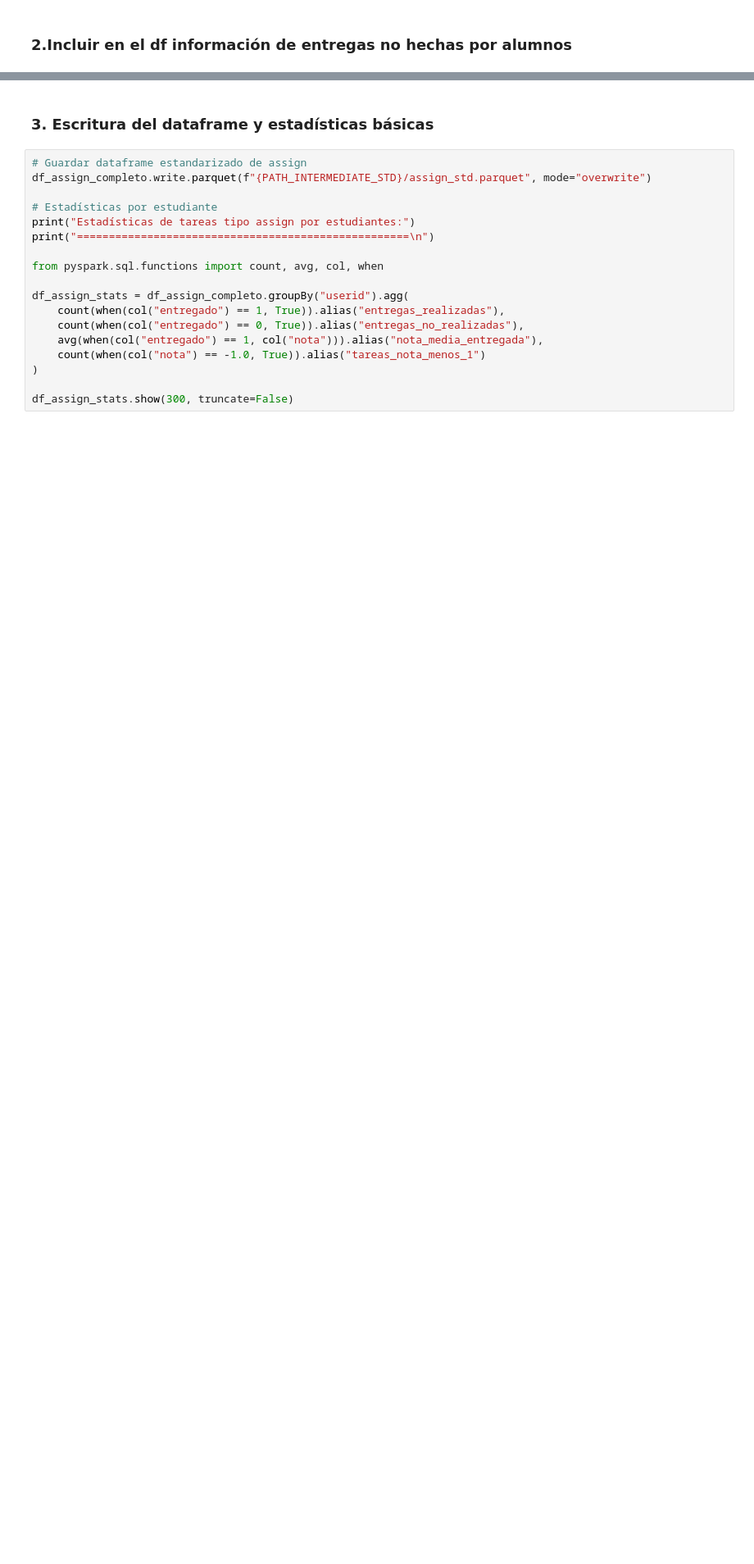
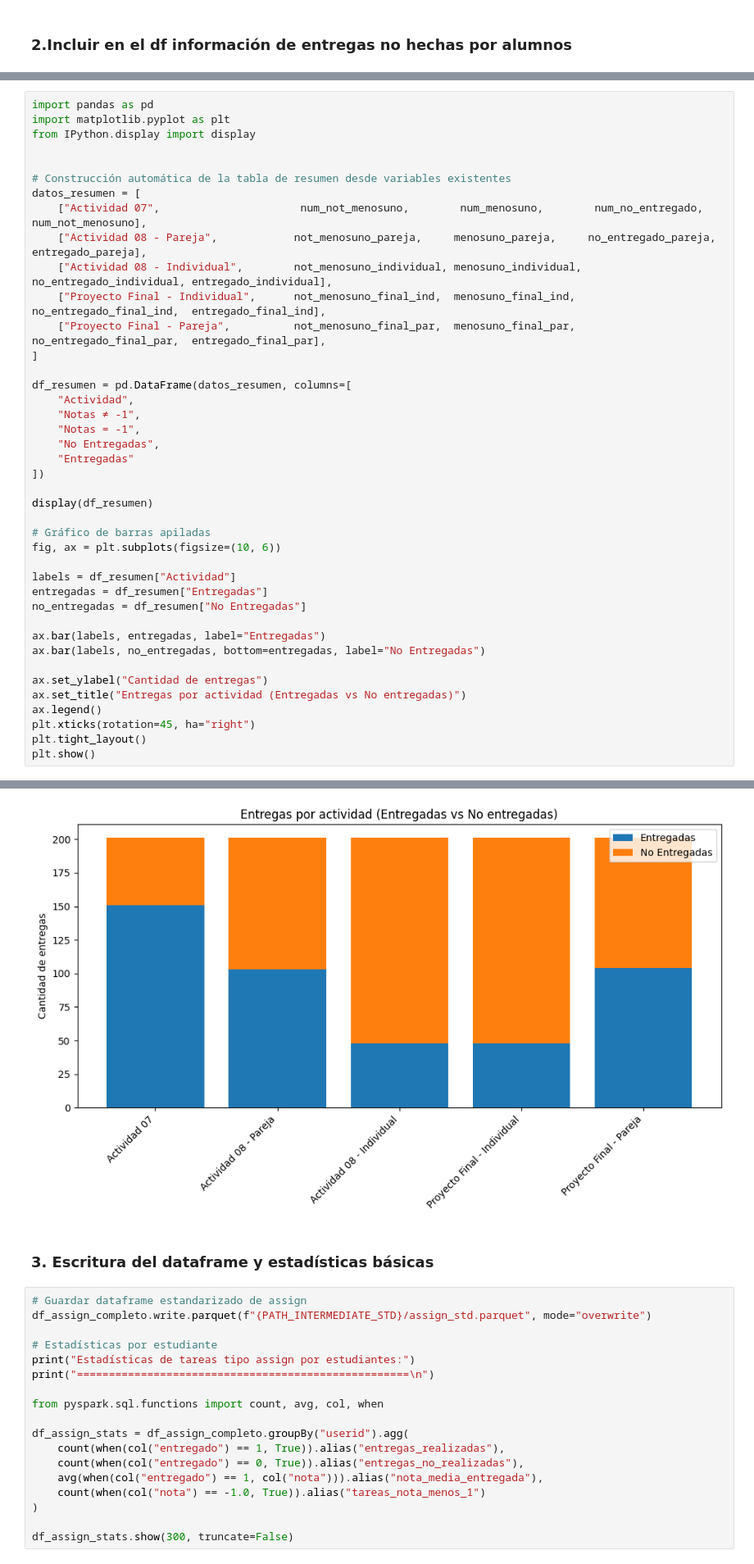
Before and after one commit to Cmanzano03/TFG_cmi_Moodle, a Jupyter notebook: notebooks/Features/Actividades/metricas/estandarizar_actividades.ipynb, the cells around one changed output, grey strips where cells are left out. Shown: that part at 82% size. Saved outputs shown, nothing was run; the diff lists cells and outputs as text; blank space fills up the shorter version.

```diff
--- a/notebooks/Features/Actividades/metricas/estandarizar_actividades.ipynb
+++ b/notebooks/Features/Actividades/metricas/estandarizar_actividades.ipynb
@@ -605,0 +789,42 @@ Fechas de entrega y limite de las entregas de la actividad 07  que fueron marcad
+# %%
+import pandas as pd
+import matplotlib.pyplot as plt
+from IPython.display import display
+
+
+# Construcción automática de la tabla de resumen desde variables existentes
+datos_resumen = [
+    ["Actividad 07",                      num_not_menosuno,        num_menosuno,        num_no_entregado,        num_not_menosuno],
+    ["Actividad 08 - Pareja",            not_menosuno_pareja,     menosuno_pareja,     no_entregado_pareja,     entregado_pareja],
+    ["Actividad 08 - Individual",        not_menosuno_individual, menosuno_individual, no_entregado_individual, entregado_individual],
+    ["Proyecto Final - Individual",      not_menosuno_final_ind,  menosuno_final_ind,  no_entregado_final_ind,  entregado_final_ind],
+    ["Proyecto Final - Pareja",          not_menosuno_final_par,  menosuno_final_par,  no_entregado_final_par,  entregado_final_par],
+]
+
+df_resumen = pd.DataFrame(datos_resumen, columns=[
+    "Actividad",
+    "Notas ≠ -1",
+    "Notas = -1",
+    "No Entregadas",
+    "Entregadas"
+])
+
+display(df_resumen)
+
+# Gráfico de barras apiladas
+fig, ax = plt.subplots(figsize=(10, 6))
+
+labels = df_resumen["Actividad"]
+entregadas = df_resumen["Entregadas"]
+no_entregadas = df_resumen["No Entregadas"]
+
+ax.bar(labels, entregadas, label="Entregadas")
+ax.bar(labels, no_entregadas, bottom=entregadas, label="No Entregadas")
+
+ax.set_ylabel("Cantidad de entregas")
+ax.set_title("Entregas por actividad (Entregadas vs No entregadas)")
+ax.legend()
+plt.xticks(rotation=45, ha="right")
+plt.tight_layout()
+plt.show()
+# %% [output]
@@ -606,3 +837,4 @@ Fechas de entrega y limite de las entregas de la actividad 07  que fueron marcad
+[figure, added]
 # %% [markdown]
 ### 3. Escritura del dataframe y estadísticas básicas
 # %%
```
Also changed, not shown: parts of 9 cells of this notebook, 3 other files.
